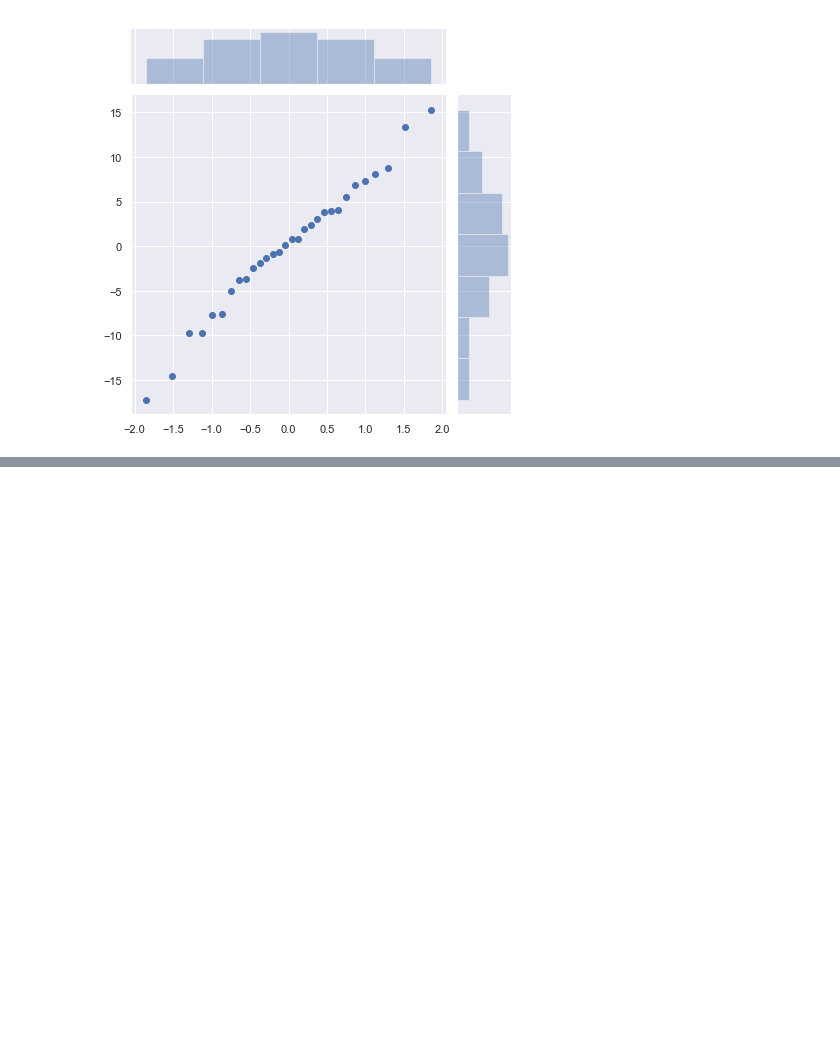
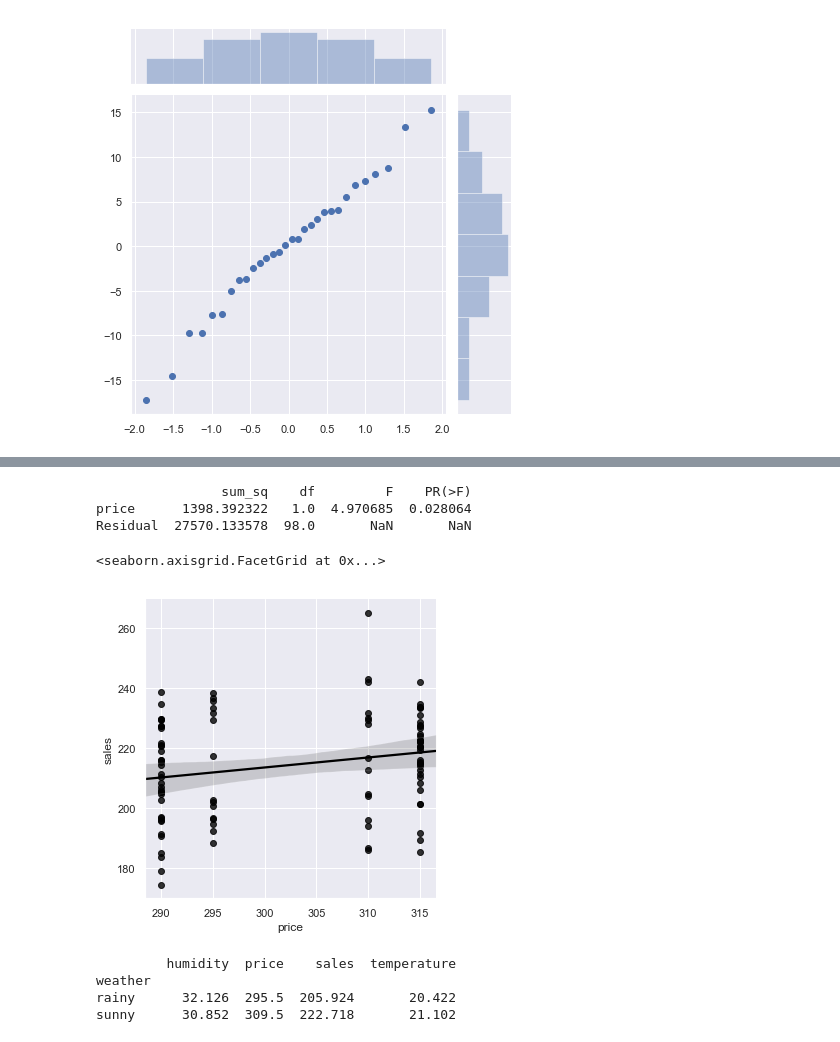
Before and after one commit to ToshikiShimizu/statistics, a Jupyter notebook: python-new-statistics/part5.ipynb, the cells around one changed output, grey strips where cells are left out. Drawn from its saved outputs; the diff is of its cells as text; code cells hidden in the pictures; blank space fills up the shorter version.

```diff
--- a/python-new-statistics/part5.ipynb
+++ b/python-new-statistics/part5.ipynb
@@ -264,0 +477,18 @@ sns.jointplot(ppf,resid_sort,)
+# %%
+print(sm.stats.anova_lm(lm_dame,typ=2))
+# %% [output]
+                sum_sq    df         F    PR(>F)
+price      1398.392322   1.0  4.970685  0.028064
+Residual  27570.133578  98.0       NaN       NaN
+# %%
+sns.lmplot(x='price', y='sales', data=sales, scatter_kws={'color':'black'}, line_kws={'color':'black'})
+# %% [output]
+<seaborn.axisgrid.FacetGrid at 0x...>
+[figure, added]
+# %%
+print(sales.groupby('weather').mean())
+# %% [output]
+         humidity  price    sales  temperature
+weather
+rainy      32.126  295.5  205.924       20.422
+sunny      30.852  309.5  222.718       21.102
```
Also changed, not shown: parts of 57 cells of this notebook.
